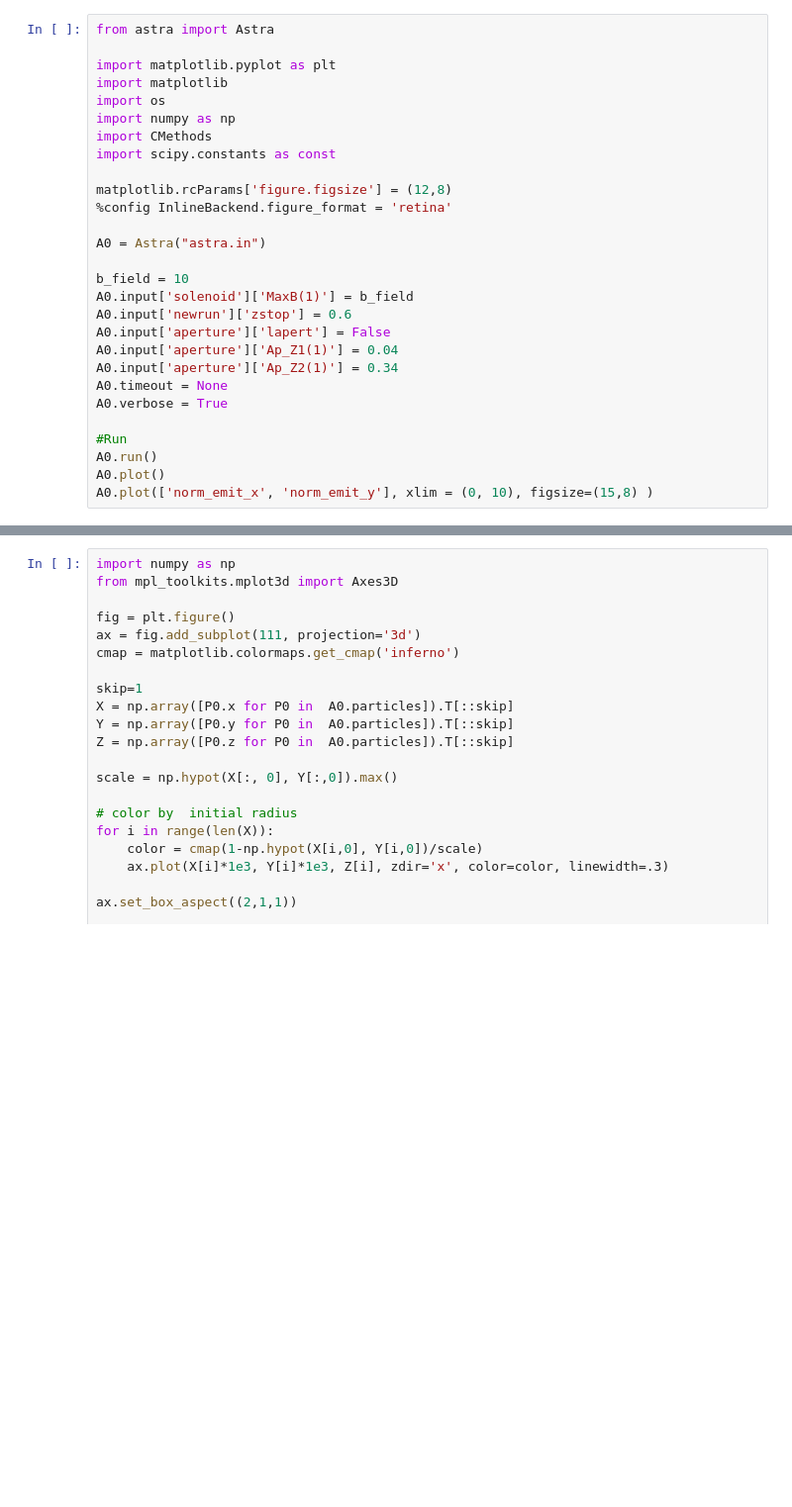
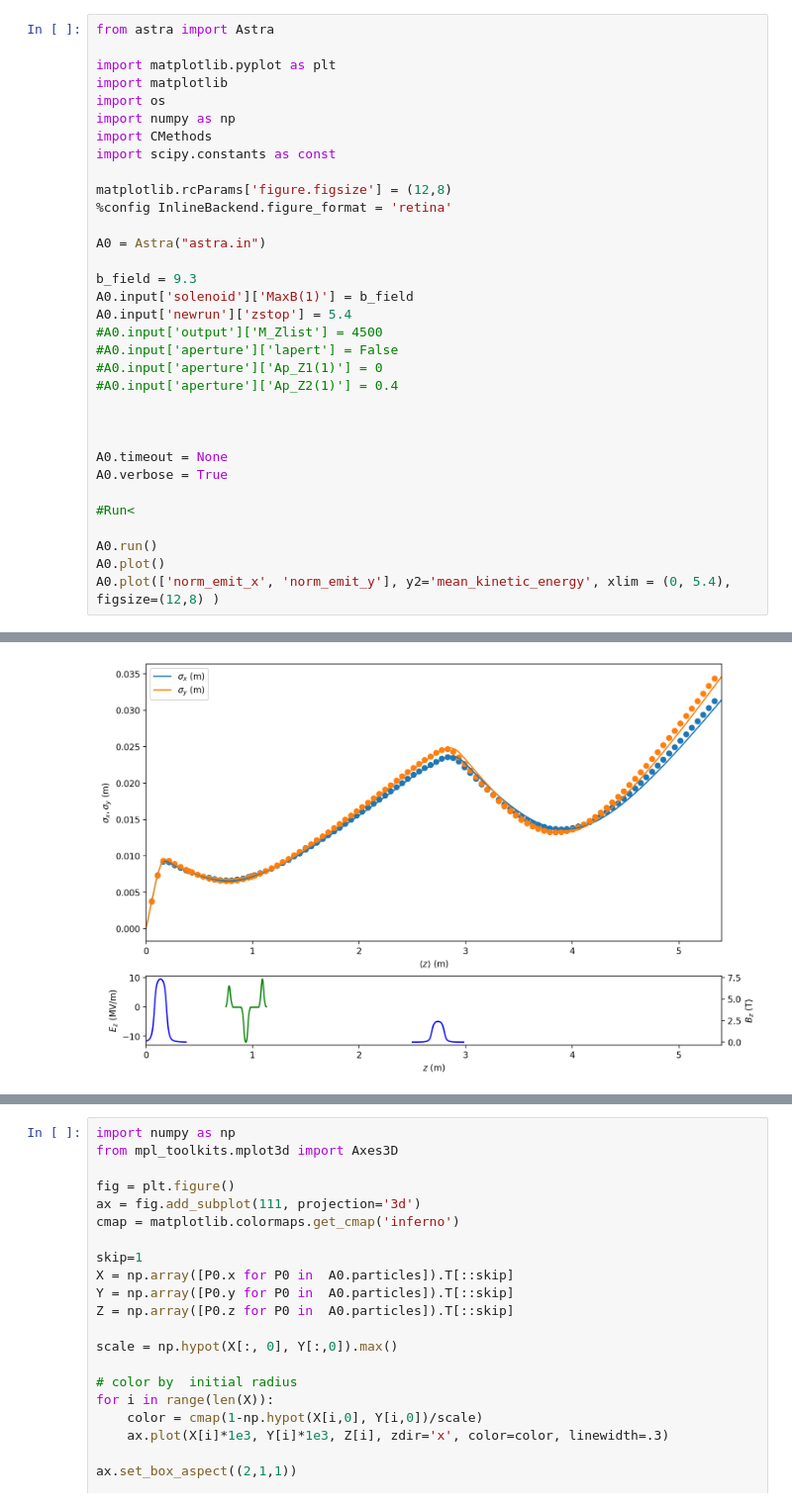
Before and after one commit to DanielDewitt/TNSA_Optimizer, a Jupyter notebook: sandbox.ipynb, the cells around one changed output, grey strips where cells are left out. Shown at 99% size. Cells and saved outputs as stored; diff of their text form; blank space fills up the shorter version.

```diff
--- a/sandbox.ipynb
+++ b/sandbox.ipynb
@@ -13,16 +13,22 @@ matplotlib.rcParams['figure.figsize'] = (12,8)
 
 A0 = Astra("astra.in")
 
-b_field = 10
+b_field = 9.3
 A0.input['solenoid']['MaxB(1)'] = b_field
-A0.input['newrun']['zstop'] = 0.6
-A0.input['aperture']['lapert'] = False
-A0.input['aperture']['Ap_Z1(1)'] = 0.04
-A0.input['aperture']['Ap_Z2(1)'] = 0.34
+A0.input['newrun']['zstop'] = 5.4
+#A0.input['output']['M_Zlist'] = 4500
+#A0.input['aperture']['lapert'] = False
+#A0.input['aperture']['Ap_Z1(1)'] = 0
+#A0.input['aperture']['Ap_Z2(1)'] = 0.4
+
+
+
 A0.timeout = None
 A0.verbose = True
 
-#Run
+#Run<
+
 A0.run()
 A0.plot()
-A0.plot(['norm_emit_x', 'norm_emit_y'], xlim = (0, 10), figsize=(15,8) )
+A0.plot(['norm_emit_x', 'norm_emit_y'], y2='mean_kinetic_energy', xlim = (0, 5.4), figsize=(12,8) )
+# %% [output]
@@ -28,0 +52 @@ A0.plot(['norm_emit_x', 'norm_emit_y'], xlim = (0, 10), figsize=(15,8) )
+[figure, added]
```
Also changed, not shown: parts of 66 cells of this notebook, 17 other files.
